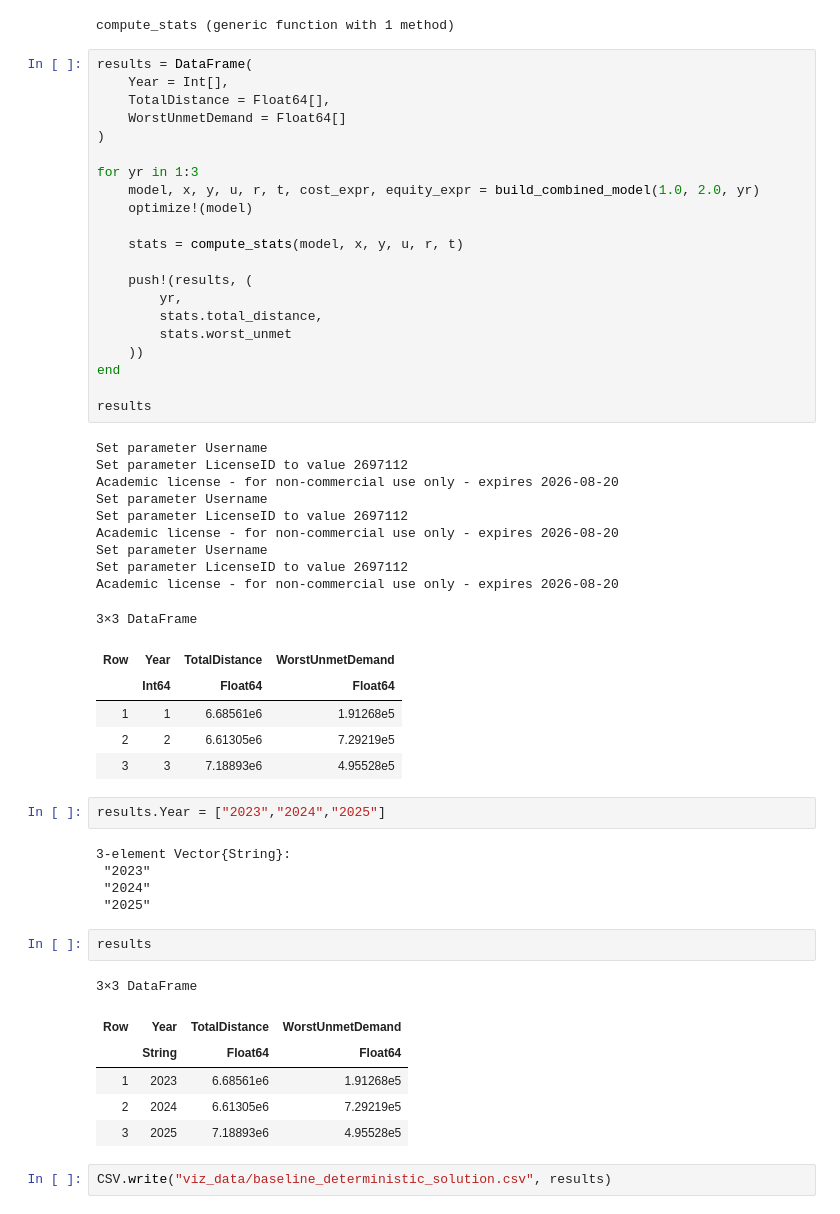
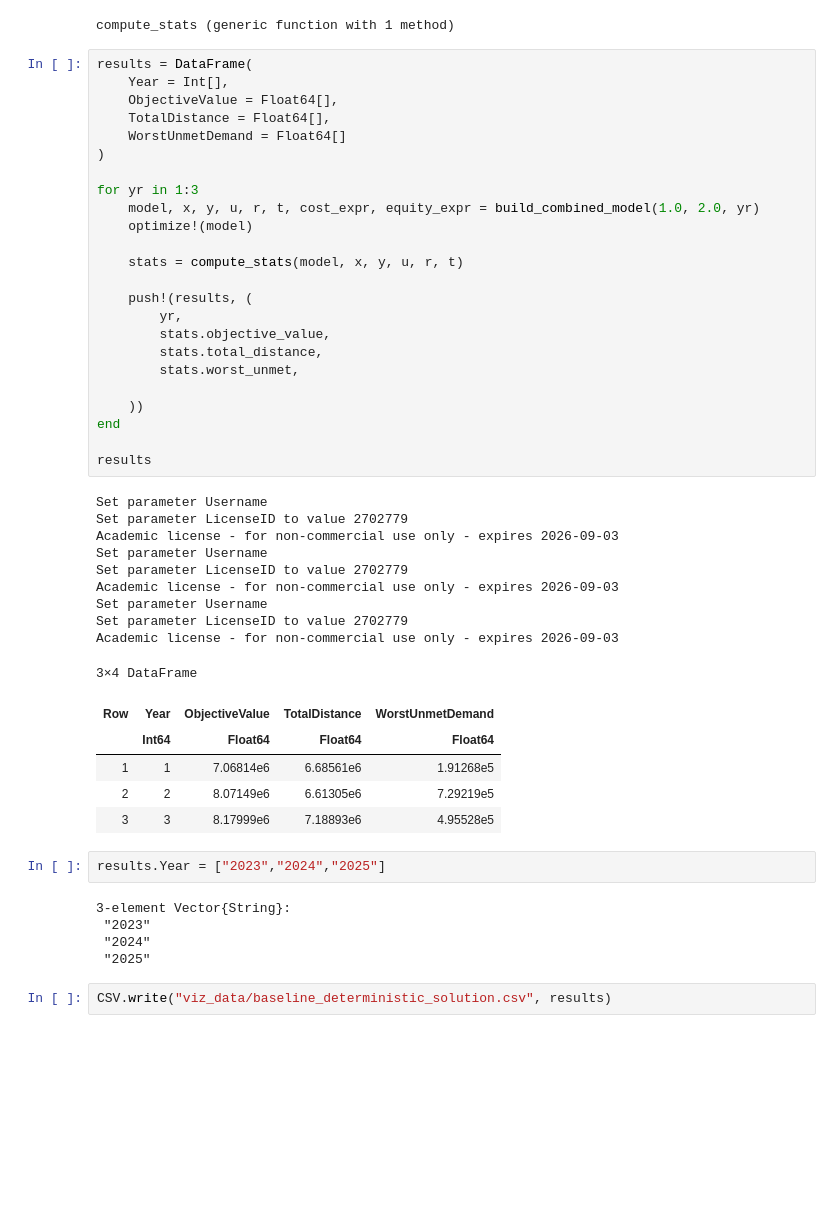
Before and after one commit to lauren-montigue/Optimizing-Food-Waste-Distribution-NY, a Jupyter notebook: notebooks/Baseline Model Deterministic.ipynb, the cells around one changed output. Drawn from its saved outputs; the diff is of its cells as text; blank space fills up the shorter version.

```diff
--- a/notebooks/Baseline Model Deterministic.ipynb
+++ b/notebooks/Baseline Model Deterministic.ipynb
@@ -341,40 +341,43 @@ compute_stats (generic function with 1 method)
 # %%
 results = DataFrame(
     Year = Int[],
+    ObjectiveValue = Float64[],
     TotalDistance = Float64[],
     WorstUnmetDemand = Float64[]
 )
 
 for yr in 1:3
     model, x, y, u, r, t, cost_expr, equity_expr = build_combined_model(1.0, 2.0, yr)
     optimize!(model)
 
     stats = compute_stats(model, x, y, u, r, t)
 
     push!(results, (
         yr,
+        stats.objective_value,
         stats.total_distance,
-        stats.worst_unmet
+        stats.worst_unmet,
+
     ))
 end
 
 results
 # %% [output]
 Set parameter Username
-Set parameter LicenseID to value 2697112
-Academic license - for non-commercial use only - expires 2026-08-20
+Set parameter LicenseID to value 2702779
+Academic license - for non-commercial use only - expires 2026-09-03
 Set parameter Username
-Set parameter LicenseID to value 2697112
-Academic license - for non-commercial use only - expires 2026-08-20
+Set parameter LicenseID to value 2702779
+Academic license - for non-commercial use only - expires 2026-09-03
 Set parameter Username
-Set parameter LicenseID to value 2697112
-Academic license - for non-commercial use only - expires 2026-08-20
+Set parameter LicenseID to value 2702779
+Academic license - for non-commercial use only - expires 2026-09-03
-3×3 DataFrame
+3×4 DataFrame
-| Row | Year | TotalDistance | WorstUnmetDemand |
-|  | Int64 | Float64 | Float64 |
-| 1 | 1 | 6.68561e6 | 1.91268e5 |
-| 2 | 2 | 6.61305e6 | 7.29219e5 |
-| 3 | 3 | 7.18893e6 | 4.95528e5 |
+| Row | Year | ObjectiveValue | TotalDistance | WorstUnmetDemand |
+|  | Int64 | Float64 | Float64 | Float64 |
+| 1 | 1 | 7.06814e6 | 6.68561e6 | 1.91268e5 |
+| 2 | 2 | 8.07149e6 | 6.61305e6 | 7.29219e5 |
+| 3 | 3 | 8.17999e6 | 7.18893e6 | 4.95528e5 |
 # %%
 results.Year = ["2023","2024","2025"]
 # %% [output]
@@ -382,15 +385,6 @@ results.Year = ["2023","2024","2025"]
  "2023"
  "2024"
  "2025"
-# %%
-results
-# %% [output]
-3×3 DataFrame
-| Row | Year | TotalDistance | WorstUnmetDemand |
-|  | String | Float64 | Float64 |
-| 1 | 2023 | 6.68561e6 | 1.91268e5 |
-| 2 | 2024 | 6.61305e6 | 7.29219e5 |
-| 3 | 2025 | 7.18893e6 | 4.95528e5 |
 # %%
 CSV.write("viz_data/baseline_deterministic_solution.csv", results)
 # %% [output]
```
Also changed, not shown: parts of 1 cell of this notebook, 16 other files.
